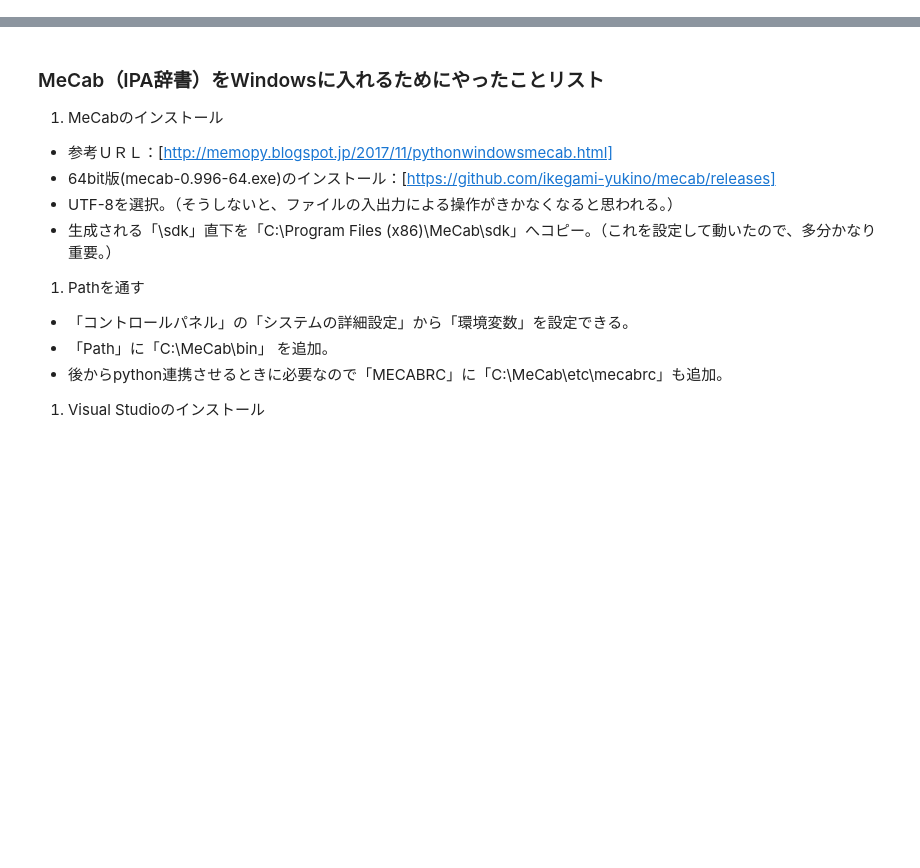
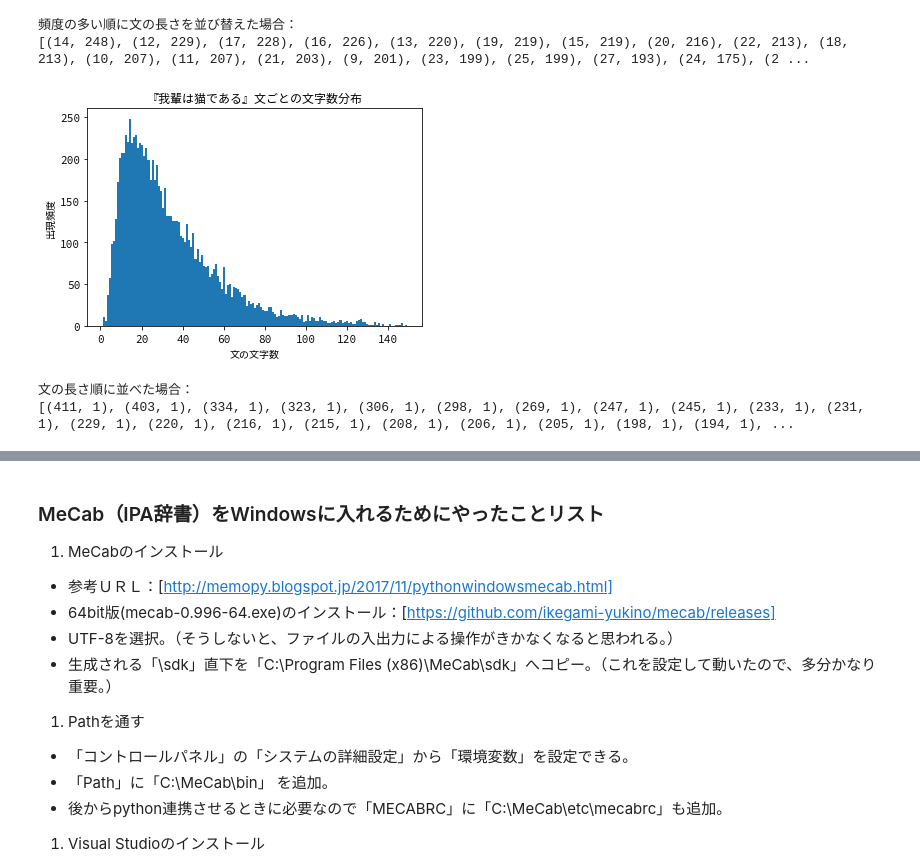
Before and after one commit to ikki02/TextMining, a Jupyter notebook: TextMiningTest.ipynb, the cells around one changed output, grey strips where cells are left out. Drawn from its saved outputs; the diff is of its cells as text; code cells hidden in the pictures; blank space fills up the shorter version.

```diff
--- a/TextMiningTest.ipynb
+++ b/TextMiningTest.ipynb
@@ -36,0 +108,39 @@ for u in aozora.read():
+# %%
+# -*- coding: utf-8 -*-
+# 4.1.2節 テキストを文ごとに分割し文字数を数える  文ごとの文字数分布の例
+from collections import Counter
+import re
+import numpy as np
+import matplotlib.pyplot as plt
+from aozora import Aozora
+
+aozora = Aozora("wagahaiwa_nekodearu.txt")
+
+# 文に分解してから、文ごとに文字数をカウントする
+string = '\n'.join(aozora.read())
+# 全角空白を取り除く。句点・改行で分割、。」の。は改行しない
+string = re.split('。(?!」)|\n', re.sub('　', '', string))
+while '' in string:  string.remove('')   # 空行を除く
+
+cnt = Counter([len(x) for x in string])  # stringの要素（文）の長さをリストにする
+# 文の長さを頻度順にソートして出力する
+print('頻度の多い順に文の長さを並び替えた場合：')
+print(sorted(cnt.items(), key=lambda x: x[1], reverse=True)[:100])
+
+nstring = np.array([len(x) for x in string if len(x) < 150])
+#print('max', nstring.max()) #ちょい紛らわしいのでコメントアウト
+plt.hist(nstring, bins=nstring.max())
+plt.title('『我輩は猫である』文ごとの文字数分布')
+plt.xlabel('文の文字数')
+plt.ylabel('出現頻度')
+plt.show()
+
+# 文の長さ順にソートして出力する
+print('文の長さ順に並べた場合：')
+print(sorted(cnt.items(), reverse=True)[:100])
+# %% [output]
+頻度の多い順に文の長さを並び替えた場合：
+[(14, 248), (12, 229), (17, 228), (16, 226), (13, 220), (19, 219), (15, 219), (20, 216), (22, 213), (18, 213), (10, 207), (11, 207), (21, 203), (9, 201), (23, 199), (25, 199), (27, 193), (24, 175), (2 ...
+[figure, added]
+文の長さ順に並べた場合：
+[(411, 1), (403, 1), (334, 1), (323, 1), (306, 1), (298, 1), (269, 1), (247, 1), (245, 1), (233, 1), (231, 1), (229, 1), (220, 1), (216, 1), (215, 1), (208, 1), (206, 1), (205, 1), (198, 1), (194, 1), ...
```
Also changed, not shown: parts of 18 cells of this notebook.
